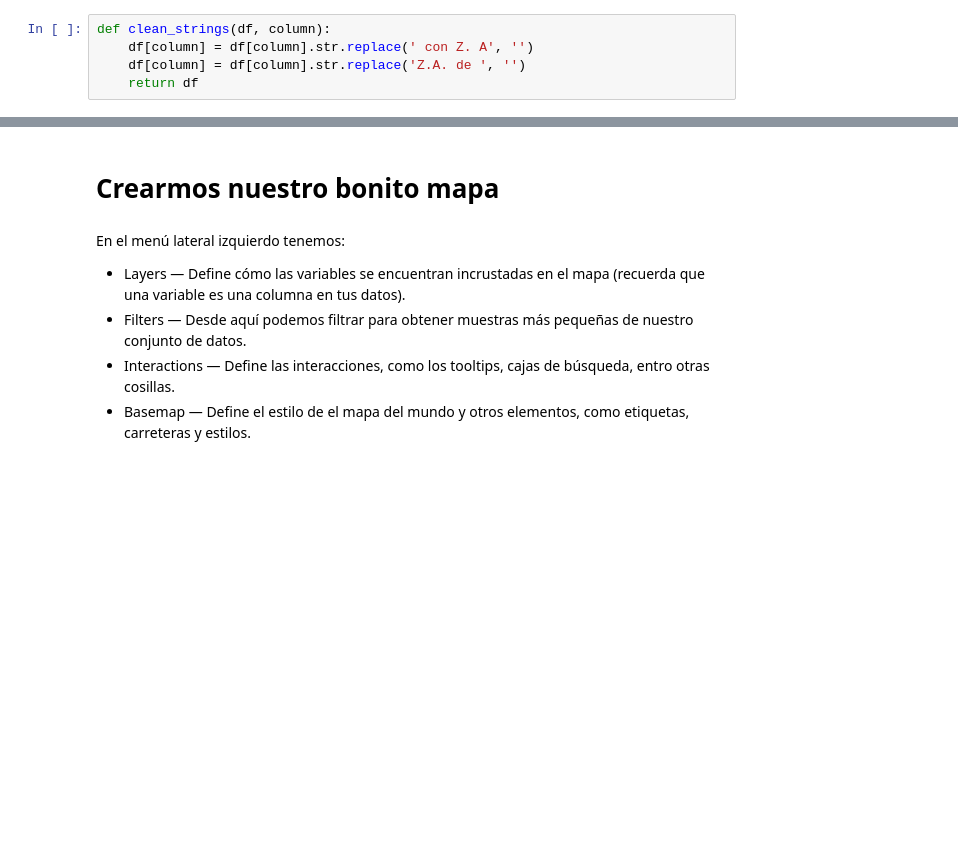
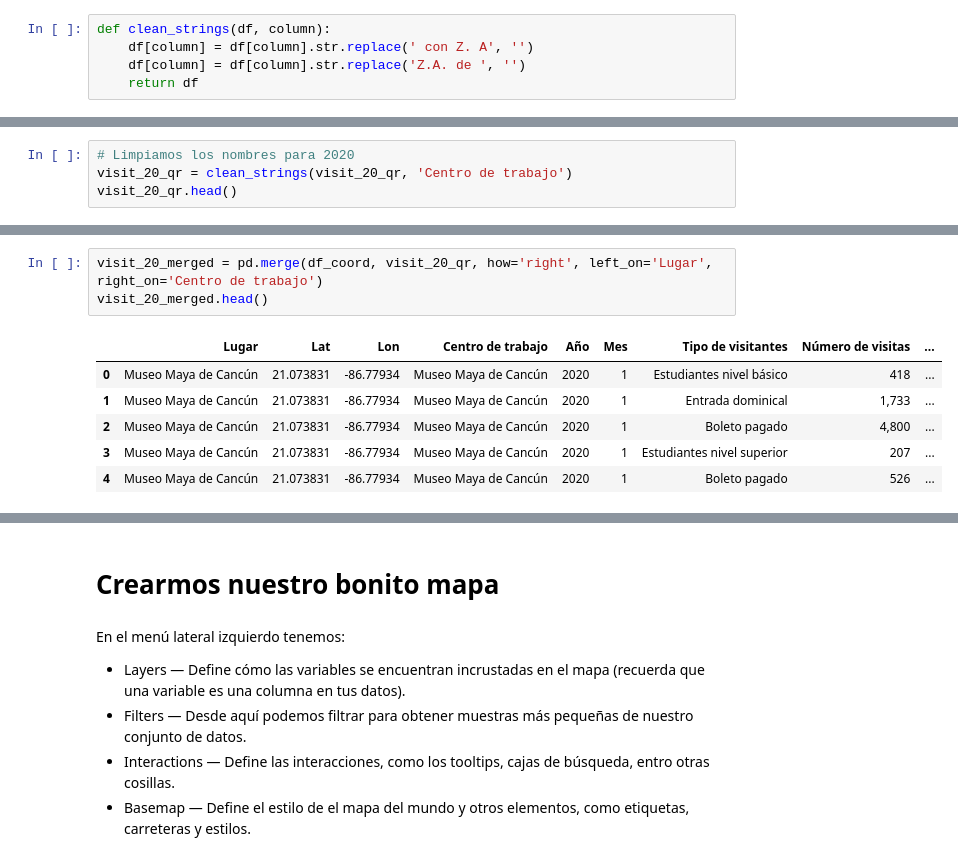
Before and after one commit to Krax7/keplergl-maps-talentland, a Jupyter notebook: universidad_caribe/VisitantesQR1921.ipynb, the cells around one changed output, grey strips where cells are left out. Saved outputs shown, nothing was run; the diff lists cells and outputs as text; blank space fills up the shorter version.

```diff
--- a/universidad_caribe/VisitantesQR1921.ipynb
+++ b/universidad_caribe/VisitantesQR1921.ipynb
@@ -140,3 +141,7 @@ visit_19_qr.head()
 | 30812 | Museo Maya de Cancún | 2019 | 1 | Exposiciones temporales con costo... | 0 | Nacional |
 | 30813 | Museo Maya de Cancún | 2019 | 1 | Entrada sin costo | 0 | Extranjeros |
 | 30814 | Museo Maya de Cancún | 2019 | 1 | Profesores | 96 | Nacional |
+# %%
+# Limpiamos los nombres para 2020
+visit_20_qr = clean_strings(visit_20_qr, 'Centro de trabajo')
+visit_20_qr.head()
@@ -159,0 +176,10 @@ visit_19_merged
+# %%
+visit_20_merged = pd.merge(df_coord, visit_20_qr, how='right', left_on='Lugar', right_on='Centro de trabajo')
+visit_20_merged.head()
+# %% [output]
+|  | Lugar | Lat | Lon | Centro de trabajo | Año | Mes | Tipo de visitantes | Número de visitas | ... |
+| 0 | Museo Maya de Cancún | 21.073831 | -86.77934 | Museo Maya de Cancún | 2020 | 1 | Estudiantes nivel básico | 418 | ... |
+| 1 | Museo Maya de Cancún | 21.073831 | -86.77934 | Museo Maya de Cancún | 2020 | 1 | Entrada dominical | 1,733 | ... |
+| 2 | Museo Maya de Cancún | 21.073831 | -86.77934 | Museo Maya de Cancún | 2020 | 1 | Boleto pagado | 4,800 | ... |
+| 3 | Museo Maya de Cancún | 21.073831 | -86.77934 | Museo Maya de Cancún | 2020 | 1 | Estudiantes nivel superior | 207 | ... |
+| 4 | Museo Maya de Cancún | 21.073831 | -86.77934 | Museo Maya de Cancún | 2020 | 1 | Boleto pagado | 526 | ... |
```
Also changed, not shown: parts of 10 cells of this notebook.
